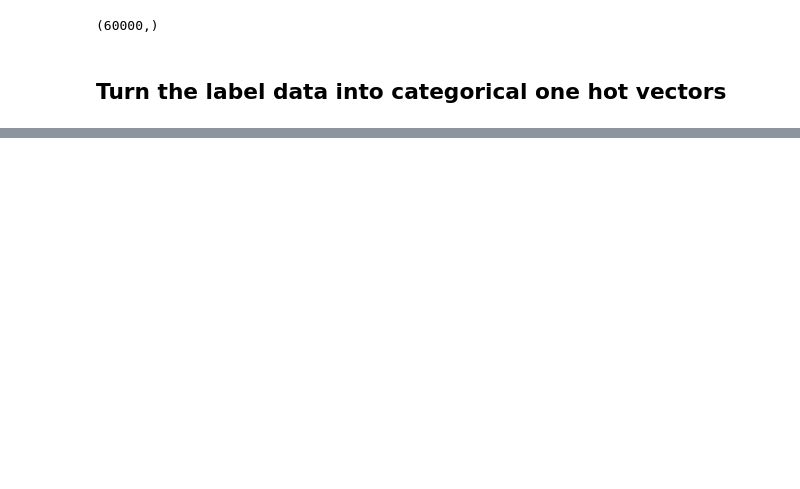
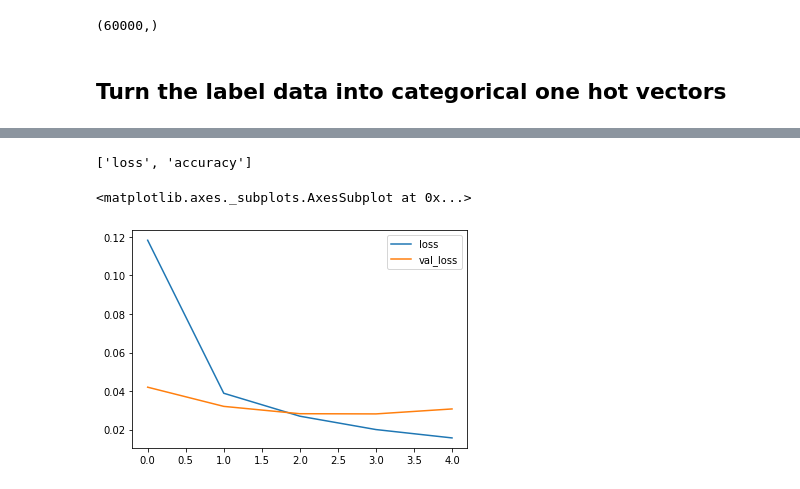
Before and after one commit to Ali-T-Ibrahim/dl-practice, a Jupyter notebook: CNN/MNIST_CNN.ipynb, the cells around one changed output, grey strips where cells are left out. Cells and saved outputs as stored; diff of their text form; code cells hidden in the pictures; blank space fills up the shorter version.

Commit message:
completed model with testing space

```diff
--- a/CNN/MNIST_CNN.ipynb
+++ b/CNN/MNIST_CNN.ipynb
@@ -37,0 +101,25 @@ y_test_cat = to_categorical(y_test, num_classes=10)
+# %%
+model = Sequential()
+
+# convulutional layer
+model.add(Conv2D(filters=32, kernel_size=(4,4), strides=(1,1), padding='valid',
+                 input_shape=(28,28,1), activation='relu'))  # this input shape should be set by data (not changed)
+# pooling layer
+model.add(MaxPool2D(pool_size=(2,2)))
+
+# I will add another set of convultional and pooling layers to test its effect
+model.add(Conv2D(filters=64, kernel_size=(4,4), strides=(1,1), padding='valid',
+                 input_shape=(28,28,1), activation='relu'))
+model.add(MaxPool2D(pool_size=(2,2)))
+
+# flatten image
+model.add(Flatten())  # This must be done somewhere in the model
+
+# Dense Layers
+model.add(Dense(256, activation='relu'))
+
+# output layer
+model.add(Dense(10, activation='softmax')) # this output shape should be set by data (not changed)
+
+# put the model layers together
+model.compile(loss='categorical_crossentropy', optimizer='adam', metrics=['accuracy'])
@@ -37,0 +129,8 @@ y_test_cat = to_categorical(y_test, num_classes=10)
+# %%
+# early stopping
+from tensorflow.keras.callbacks import EarlyStopping
+early_stop = EarlyStopping(monitor='val_loss', patience=1)
+# %%
+# fit the model
+model.fit(X_train, y_train_cat, epochs=10, validation_data=(X_test, y_test_cat),
+          callbacks=[early_stop])
@@ -37,0 +151,2 @@ y_test_cat = to_categorical(y_test, num_classes=10)
+# %%
+metrics = pd.DataFrame(model.history.history)
@@ -37,0 +162,9 @@ y_test_cat = to_categorical(y_test, num_classes=10)
+# %%
+model.metrics_names
+# %% [output]
+['loss', 'accuracy']
+# %%
+metrics[['loss', 'val_loss']].plot()
+# %% [output]
+<matplotlib.axes._subplots.AxesSubplot at 0x...>
+[figure, added]
```
Also changed, not shown: parts of 51 cells of this notebook.
